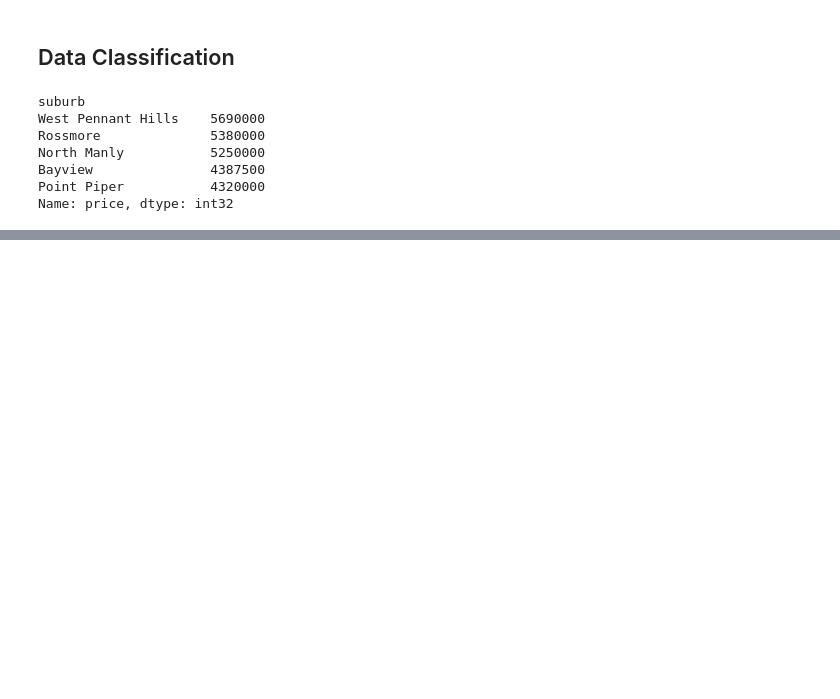
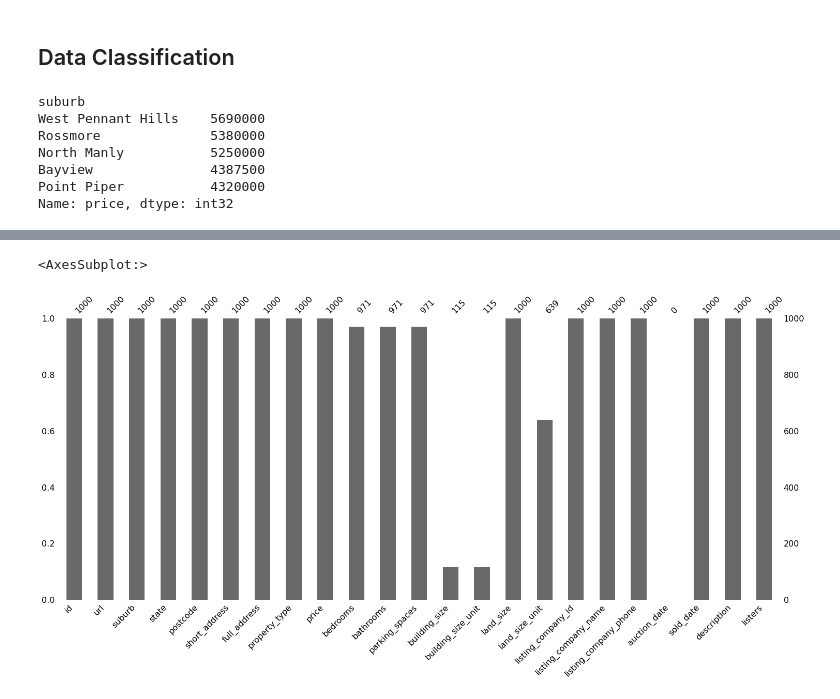
Before and after one commit to Sasmit-ai/Real-Estate-Analysis-Project, a Jupyter notebook: Real Estate Analysis.ipynb, the cells around one changed output, grey strips where cells are left out. Cells and saved outputs as stored; diff of their text form; code cells hidden in the pictures; blank space fills up the shorter version.

```diff
--- a/Real Estate Analysis.ipynb
+++ b/Real Estate Analysis.ipynb
@@ -166,0 +230,5 @@ Name: price, dtype: int32
+# %%
+msno.bar(df)
+# %% [output]
+<AxesSubplot:>
+[figure, added]
```
Also changed, not shown: parts of 15 cells of this notebook.
